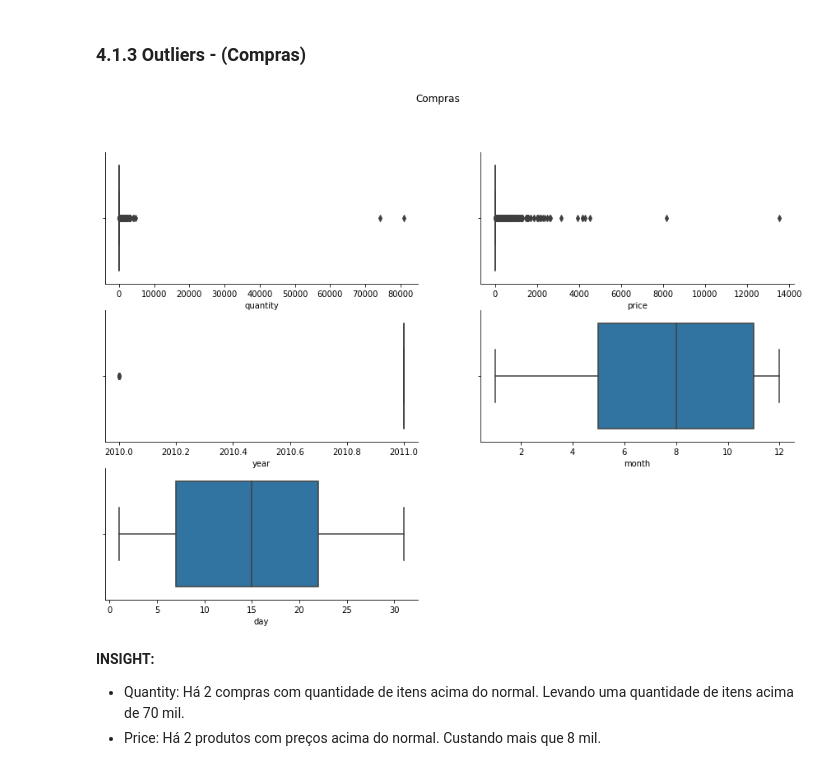
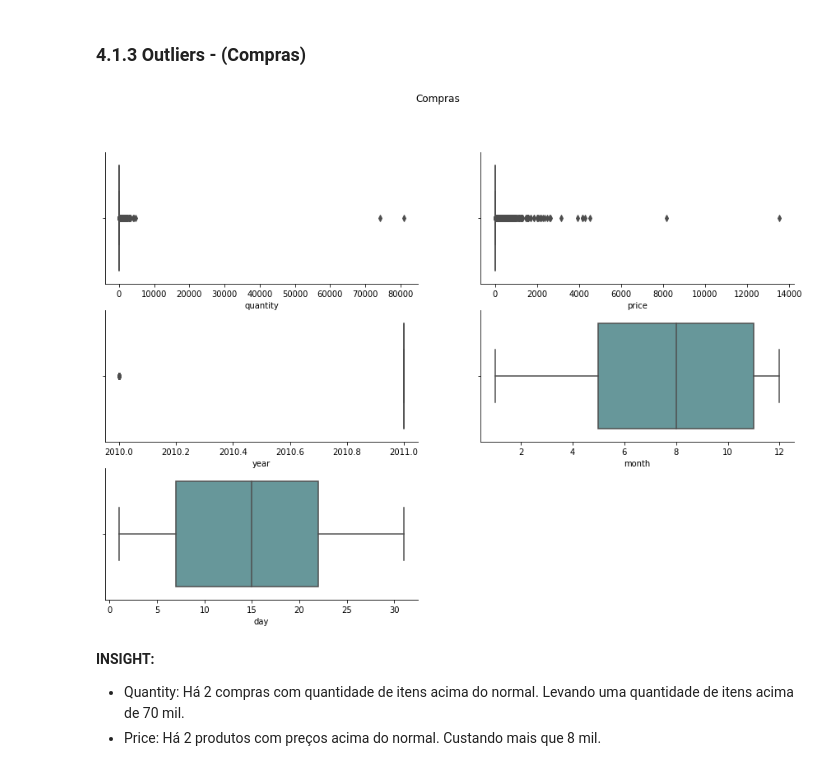
Before and after one commit to Jhonatanslopes/Case-Manfing, a Jupyter notebook: Notebook/notebook.ipynb, the cells around one changed output. Cells and saved outputs as stored; diff of their text form; code cells hidden in the pictures.

```diff
--- a/Notebook/notebook.ipynb
+++ b/Notebook/notebook.ipynb
@@ -66,6 +66,9 @@ import seaborn as sns
 # others
 import warnings
 warnings.filterwarnings("ignore")
+
+# color style
+palette = ['#5e9fa3', '#dcd1b4', '#fab87f', '#f87e7b', '#b05574']
 # %% [markdown]
 ## 0.1 Carregamento de Dados
 # %%
@@ -334,7 +347,21 @@ purchases['day'] = purchases['date'].dt.day     # dados de compras
 returns['day'] = returns['date'].dt.day         # dados de devoluções
 
 # criando feature 'gross_revenue': quantidade de produtos x preço unitario
-purchases['gross_revenue'] = purchases['quantity'] * data['price']
+purchases['gross_revenue'] = purchases['quantity'] * purchases['price']
+
+# ticket medio por país
+avg_ticket_country = purchases[['country', 'gross_revenue']].groupby('country').mean().reset_index().rename(columns={'gross_revenue': 'avg_ticket'}).sort_values(by='avg_ticket', ascending=False)
+
+# ticket medio por produto
+avg_ticket_product = purchases[['itemname', 'gross_revenue']].groupby('itemname').mean().reset_index().rename(columns={'gross_revenue': 'avg_ticket'}).sort_values(by='avg_ticket', ascending=False)
+
+# Recency - Last day purchase por país
+df_recency = purchases[['country', 'date']].groupby('country').max().reset_index()
+df_recency['recency_days'] = (df_recency['date'].max() - df_recency['date']).dt.days
+
+# Recency - Last day purchase por produto
+recency_product = purchases[['itemname', 'date']].groupby('itemname').max().reset_index()
+recency_product['recency_days'] = (recency_product['date'].max() - recency_product['date']).dt.days
 # %% [markdown]
 # 4.0 Análise Exploratória de Dados
 # %% [markdown]
@@ -378,28 +405,28 @@ plt.suptitle('Devoluções');
 # %%
 # 1º figura
 plt.figure(figsize=(15, 10))
 plt.subplot(3, 2, 1)
-sns.boxplot(x='quantity', data=purchases)
+sns.boxplot(x='quantity', data=purchases, color=palette[0])
 
 # 2º figura
 plt.subplot(3, 2, 2)
-sns.boxplot(x='price', data=purchases)
+sns.boxplot(x='price', data=purchases, color=palette[0])
 
 # 3º figura
 plt.subplot(3, 2, 3)
-sns.boxplot(x='year', data=purchases)
+sns.boxplot(x='year', data=purchases, color=palette[0])
 
 # 4º figura
 plt.subplot(3, 2, 4)
-sns.boxplot(x='month', data=purchases)
+sns.boxplot(x='month', data=purchases, color=palette[0])
 
 # 5º figura
 plt.subplot(3, 2, 5)
-sns.boxplot(x='day', data=purchases)
+sns.boxplot(x='day', data=purchases, color=palette[0])
 plt.suptitle('Compras')
 sns.despine(right=True);
 # %% [output]
-[figure, old version]
+[figure, new version]
 # %% [markdown]
 **INSIGHT:**
 
```
Also changed, not shown: parts of 17 cells of this notebook.
